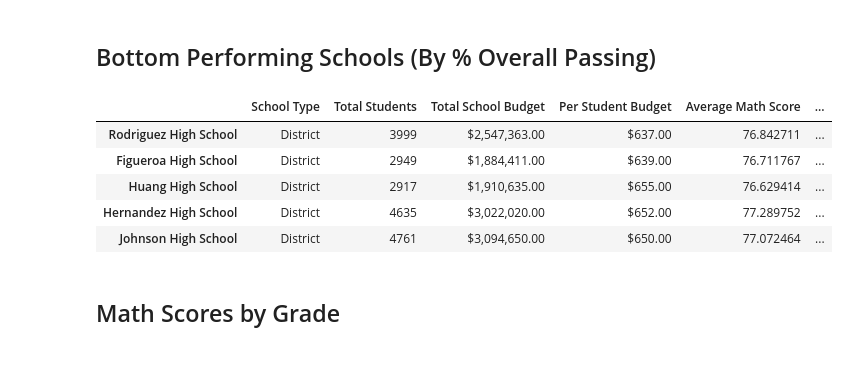
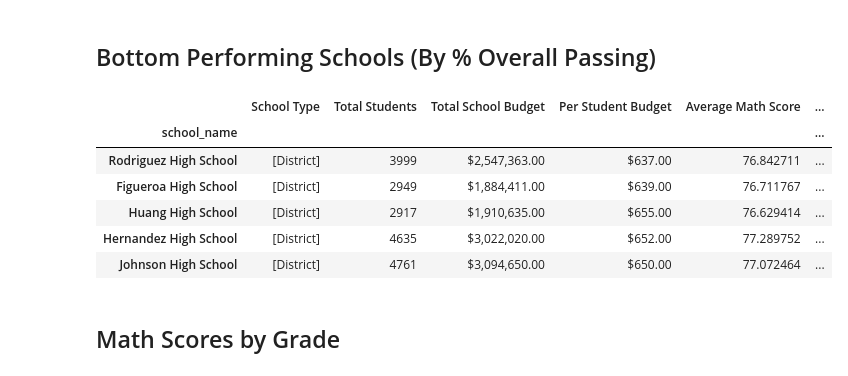
Before and after one commit to meekcodes1/pandas-challenge, a Jupyter notebook: PyCitySchools/PyCitySchools.ipynb, the cells around one changed output. Drawn from its saved outputs; the diff is of its cells as text; code cells hidden in the pictures.

```diff
--- a/PyCitySchools/PyCitySchools.ipynb
+++ b/PyCitySchools/PyCitySchools.ipynb
@@ -166,7 +184,7 @@ overall_passing_rate = school_students_passing_math_and_reading / per_school_cou
 # Create a DataFrame called `per_school_summary` with columns for the calculations above.
 
 
-per_school_summary = pd.DataFrame(
+per_school_summary_original = pd.DataFrame(
     {
         "School Type": school_types,
         "Total Students": students_per_school,
@@ -181,8 +199,8 @@ per_school_summary = pd.DataFrame(
 )
 
 # Formatting
-per_school_summary["Total School Budget"] = per_school_summary["Total School Budget"].map("${:,.2f}".format)
-per_school_summary["Per Student Budget"] = per_school_summary["Per Student Budget"].map("${:,.2f}".format)
+per_school_summary["Total School Budget"] = per_school_summary_original["Total School Budget"].map("${:,.2f}".format)
+per_school_summary["Per Student Budget"] = per_school_summary_original["Per Student Budget"].map("${:,.2f}".format)
 
 # Display the DataFrame
 per_school_summary
@@ -221,15 +240,16 @@ top_schools.head(5)
 ## Bottom Performing Schools (By % Overall Passing)
 # %%
 # Sort the schools by `% Overall Passing` in ascending order and display the top 5 rows.
-bottom_schools =
+bottom_schools = per_school_summary.sort_values('% Overall Passing')
 bottom_schools.head(5)
 # %% [output]
 |  | School Type | Total Students | Total School Budget | Per Student Budget | Average Math Score | ... |
-| Rodriguez High School | District | 3999 | $2,547,363.00 | $637.00 | 76.842711 | ... |
-| Figueroa High School | District | 2949 | $1,884,411.00 | $639.00 | 76.711767 | ... |
-| Huang High School | District | 2917 | $1,910,635.00 | $655.00 | 76.629414 | ... |
-| Hernandez High School | District | 4635 | $3,022,020.00 | $652.00 | 77.289752 | ... |
-| Johnson High School | District | 4761 | $3,094,650.00 | $650.00 | 77.072464 | ... |
+| school_name |  |  |  |  |  | ... |
+| Rodriguez High School | [District] | 3999 | $2,547,363.00 | $637.00 | 76.842711 | ... |
+| Figueroa High School | [District] | 2949 | $1,884,411.00 | $639.00 | 76.711767 | ... |
+| Huang High School | [District] | 2917 | $1,910,635.00 | $655.00 | 76.629414 | ... |
+| Hernandez High School | [District] | 4635 | $3,022,020.00 | $652.00 | 77.289752 | ... |
+| Johnson High School | [District] | 4761 | $3,094,650.00 | $650.00 | 77.072464 | ... |
 # %% [markdown]
 ## Math Scores by Grade
 # %%
```
Also changed, not shown: parts of 12 cells of this notebook.
